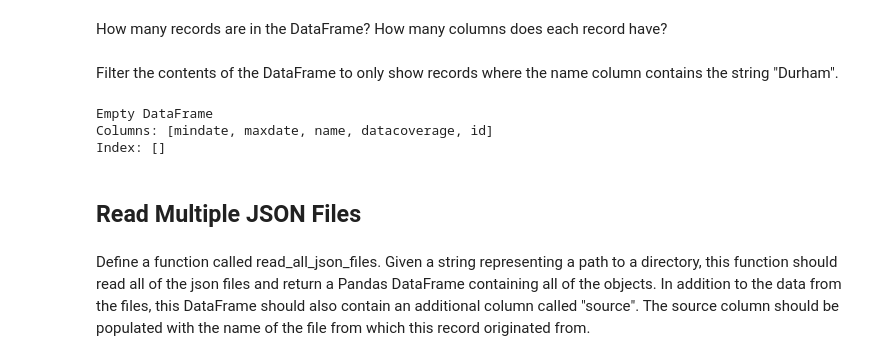
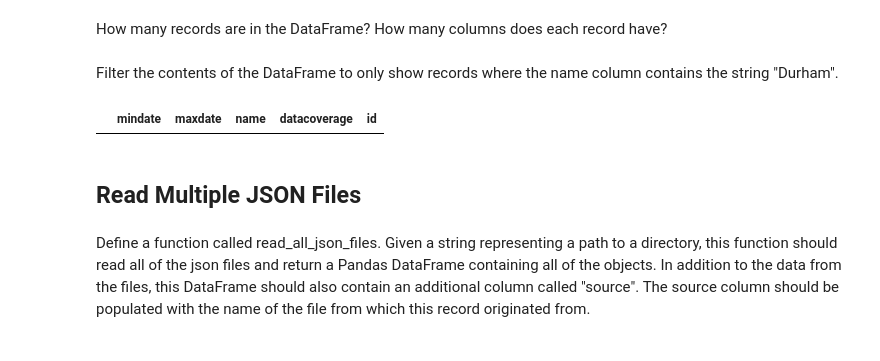
Before and after one commit to malbt/DataEngineering.Labs.NOAALocations, a Jupyter notebook: loading_locations_data_into_dataframes.ipynb, the cells around one changed output. Drawn from its saved outputs; the diff is of its cells as text; code cells hidden in the pictures.

```diff
--- a/loading_locations_data_into_dataframes.ipynb
+++ b/loading_locations_data_into_dataframes.ipynb
@@ -73,15 +69,10 @@ df_json
 How many records are in the DataFrame? How many columns does each record have?
 # %% [markdown]
 Filter the contents of the DataFrame to only show records where the name column contains the string "Durham".
-# %%
-#df_json[df_json['name']=='Durham']
-
-x = df_json[df_json['name'] == 'Durham']
-print(x)
-# %% [output]
-Empty DataFrame
-Columns: [mindate, maxdate, name, datacoverage, id]
-Index: []
+# %%
+df_json[df_json['name']=='Durham']
+# %% [output]
+|  | mindate | maxdate | name | datacoverage | id |
 # %% [markdown]
 ## Read Multiple JSON Files
 # %% [markdown]
```
Also changed, not shown: parts of 21 cells of this notebook, 2 other files.
